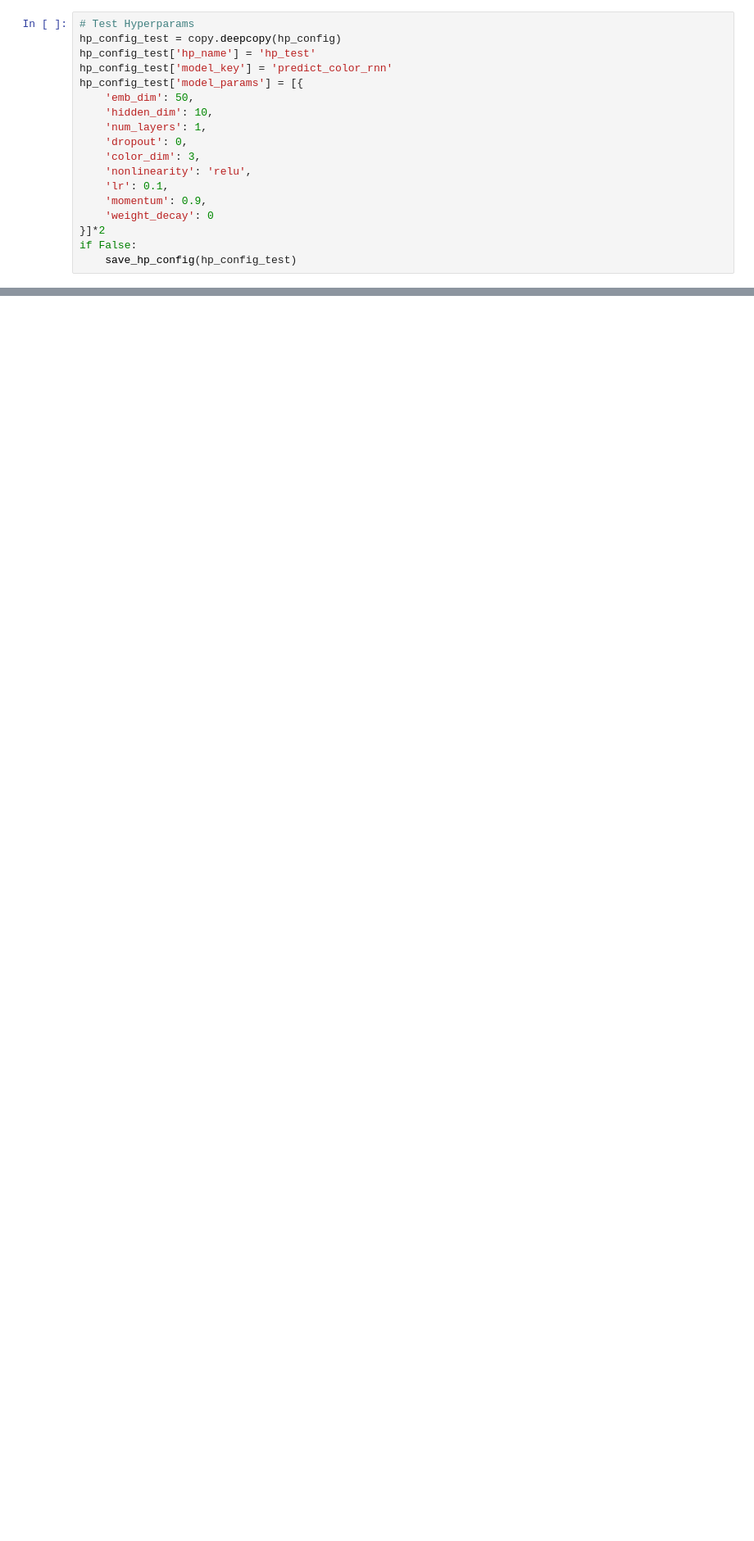
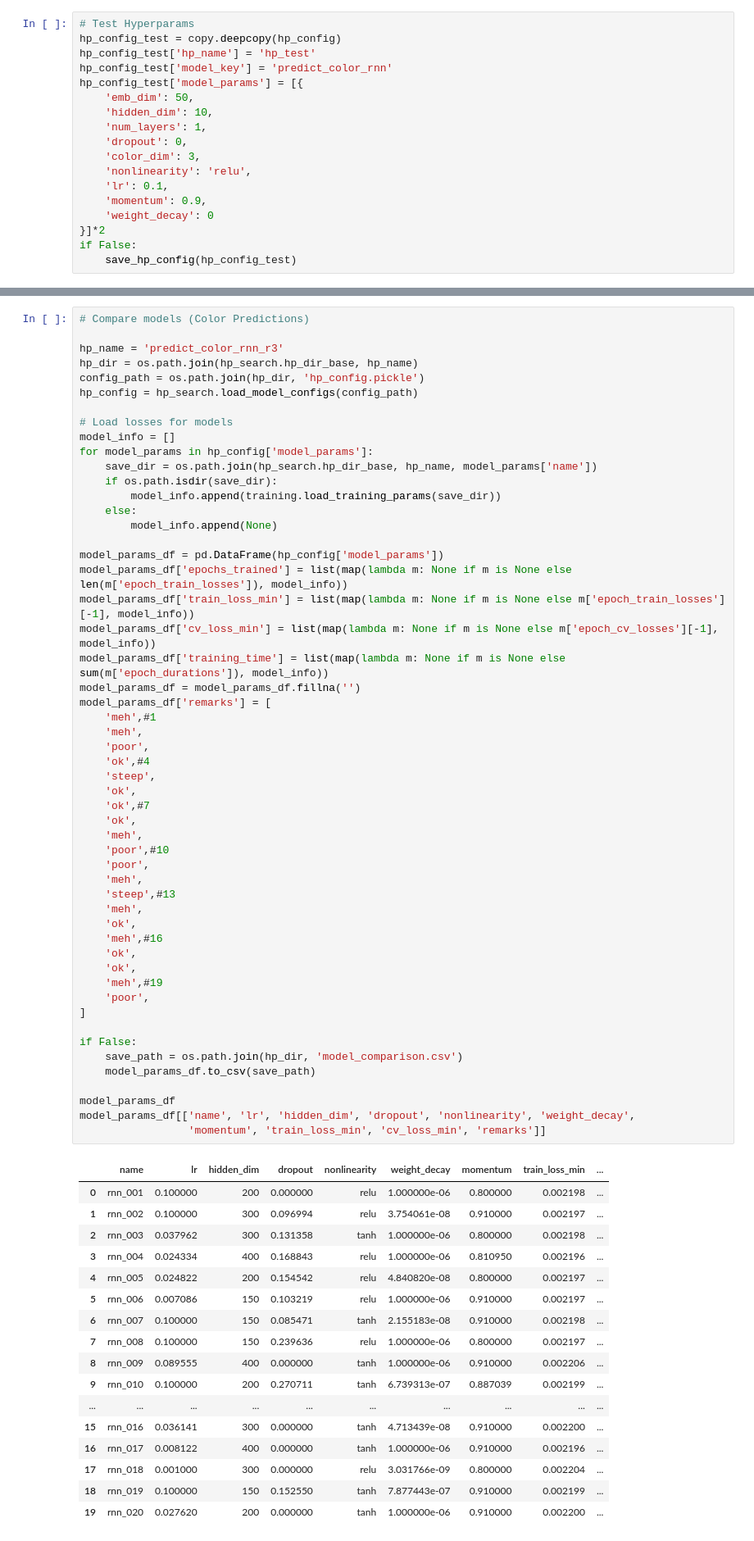
Before and after one commit to rbiswas143/color-namer, a Jupyter notebook: notebooks/hp_search.ipynb, the cells around one changed output, grey strips where cells are left out. Shown at 82% size. Cells and saved outputs as stored; diff of their text form; blank space fills up the shorter version.

```diff
--- a/notebooks/hp_search.ipynb
+++ b/notebooks/hp_search.ipynb
@@ -163,0 +287,71 @@ if True:
+# %%
+# Compare models (Color Predictions)
+
+hp_name = 'predict_color_rnn_r3'
+hp_dir = os.path.join(hp_search.hp_dir_base, hp_name)
+config_path = os.path.join(hp_dir, 'hp_config.pickle')
+hp_config = hp_search.load_model_configs(config_path)
+
+# Load losses for models
+model_info = []
+for model_params in hp_config['model_params']:
+    save_dir = os.path.join(hp_search.hp_dir_base, hp_name, model_params['name'])
+    if os.path.isdir(save_dir):
+        model_info.append(training.load_training_params(save_dir))
+    else:
+        model_info.append(None)
+
+model_params_df = pd.DataFrame(hp_config['model_params'])
+model_params_df['epochs_trained'] = list(map(lambda m: None if m is None else len(m['epoch_train_losses']), model_info))
+model_params_df['train_loss_min'] = list(map(lambda m: None if m is None else m['epoch_train_losses'][-1], model_info))
+model_params_df['cv_loss_min'] = list(map(lambda m: None if m is None else m['epoch_cv_losses'][-1], model_info))
+model_params_df['training_time'] = list(map(lambda m: None if m is None else sum(m['epoch_durations']), model_info))
+model_params_df = model_params_df.fillna('')
+model_params_df['remarks'] = [
+    'meh',#1
+    'meh',
+    'poor',
+    'ok',#4
+    'steep',
+    'ok',
+    'ok',#7
+    'ok',
+    'meh',
+    'poor',#10
+    'poor',
+    'meh',
+    'steep',#13
+    'meh',
+    'ok',
+    'meh',#16
+    'ok',
+    'ok',
+    'meh',#19
+    'poor',
+]
+
+if False:
+    save_path = os.path.join(hp_dir, 'model_comparison.csv')
+    model_params_df.to_csv(save_path)
+
+model_params_df
+model_params_df[['name', 'lr', 'hidden_dim', 'dropout', 'nonlinearity', 'weight_decay',
+                 'momentum', 'train_loss_min', 'cv_loss_min', 'remarks']]
+# %% [output]
+|  | name | lr | hidden_dim | dropout | nonlinearity | weight_decay | momentum | train_loss_min | ... |
+| 0 | rnn_001 | 0.100000 | 200 | 0.000000 | relu | 1.000000e-06 | 0.800000 | 0.002198 | ... |
+| 1 | rnn_002 | 0.100000 | 300 | 0.096994 | relu | 3.754061e-08 | 0.910000 | 0.002197 | ... |
+| 2 | rnn_003 | 0.037962 | 300 | 0.131358 | tanh | 1.000000e-06 | 0.800000 | 0.002198 | ... |
+| 3 | rnn_004 | 0.024334 | 400 | 0.168843 | relu | 1.000000e-06 | 0.810950 | 0.002196 | ... |
+| 4 | rnn_005 | 0.024822 | 200 | 0.154542 | relu | 4.840820e-08 | 0.800000 | 0.002197 | ... |
+| 5 | rnn_006 | 0.007086 | 150 | 0.103219 | relu | 1.000000e-06 | 0.910000 | 0.002197 | ... |
+| 6 | rnn_007 | 0.100000 | 150 | 0.085471 | tanh | 2.155183e-08 | 0.910000 | 0.002198 | ... |
+| 7 | rnn_008 | 0.100000 | 150 | 0.239636 | relu | 1.000000e-06 | 0.800000 | 0.002197 | ... |
+| 8 | rnn_009 | 0.089555 | 400 | 0.000000 | tanh | 1.000000e-06 | 0.910000 | 0.002206 | ... |
+| 9 | rnn_010 | 0.100000 | 200 | 0.270711 | tanh | 6.739313e-07 | 0.887039 | 0.002199 | ... |
+| ... | ... | ... | ... | ... | ... | ... | ... | ... | ... |
+| 15 | rnn_016 | 0.036141 | 300 | 0.000000 | tanh | 4.713439e-08 | 0.910000 | 0.002200 | ... |
+| 16 | rnn_017 | 0.008122 | 400 | 0.000000 | tanh | 1.000000e-06 | 0.910000 | 0.002196 | ... |
+| 17 | rnn_018 | 0.001000 | 300 | 0.000000 | relu | 3.031766e-09 | 0.800000 | 0.002204 | ... |
+| 18 | rnn_019 | 0.100000 | 150 | 0.152550 | tanh | 7.877443e-07 | 0.910000 | 0.002199 | ... |
+| 19 | rnn_020 | 0.027620 | 200 | 0.000000 | tanh | 1.000000e-06 | 0.910000 | 0.002200 | ... |
```
Also changed, not shown: parts of 9 cells of this notebook, 8 other files.
